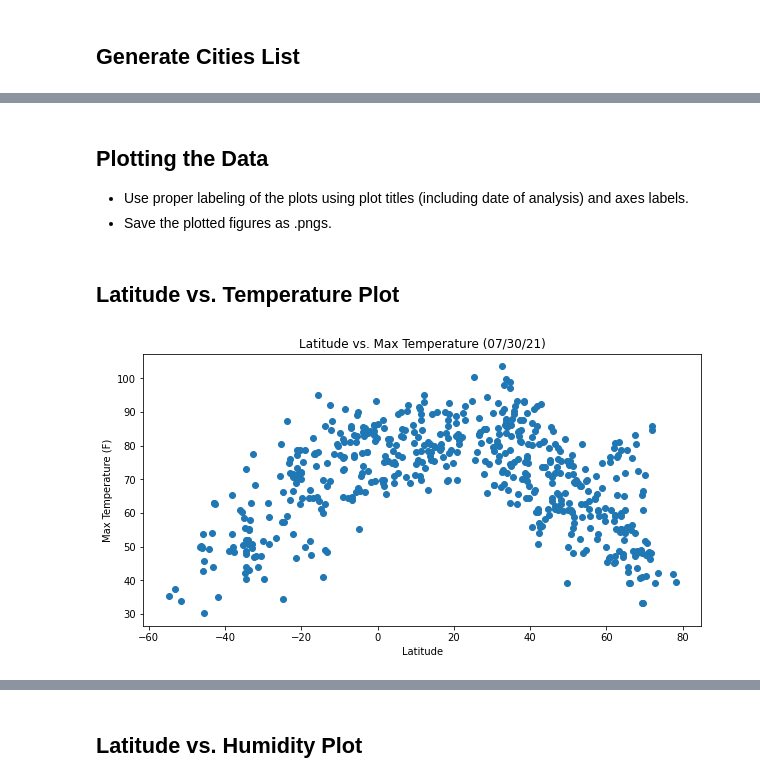
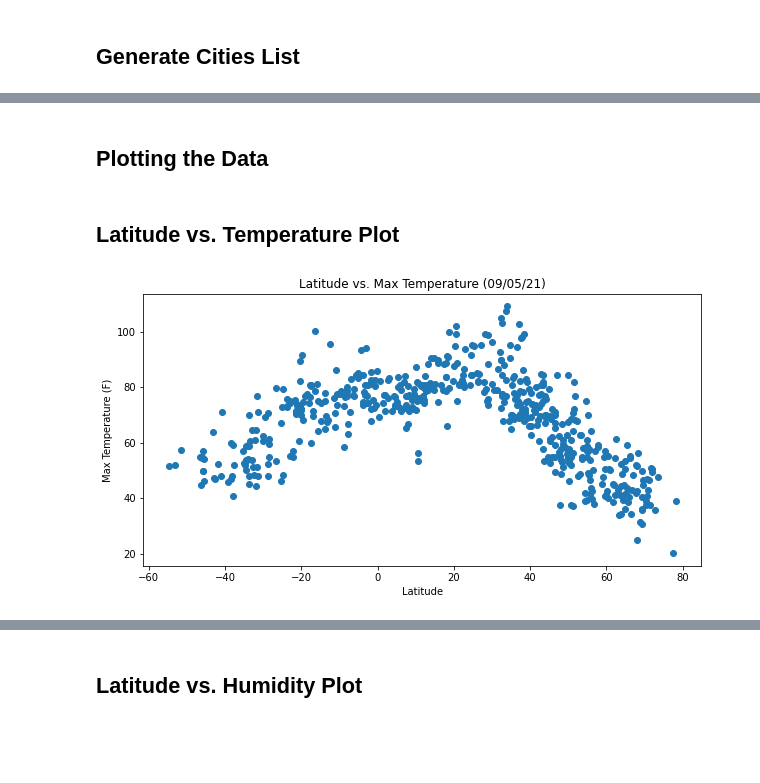
Before and after one commit to zcoronado/python-api-challenge, a Jupyter notebook: WeatherPy.ipynb, the cells around one changed output, grey strips where cells are left out. Saved outputs shown, nothing was run; the diff lists cells and outputs as text; code cells hidden in the pictures; blank space fills up the shorter version.

```diff
--- a/WeatherPy.ipynb
+++ b/WeatherPy.ipynb
@@ -155,7 +148,7 @@ city_dict= pd.DataFrame(city_dict)
 city_dict.to_csv("cities.csv", index=False)
 # %%
 #print dataframe
-city_df= pd.DataFrame(city_dict)
-city_df
+weather_df= pd.DataFrame(city_dict)
+weather_df
 # %% [output]
 |  | City | Lat | Lng | Max Temp | Humidity | Cloudiness | Wind Speed | Country | Date |
@@ -174,28 +167,26 @@ city_df
-# %% [markdown]
-## Plotting the Data
-* Use proper labeling of the plots using plot titles (including date of analysis) and axes labels.
-* Save the plotted figures as .pngs.
+# %% [markdown]
+## Plotting the Data
 # %% [markdown]
 ## Latitude vs. Temperature Plot
 # %%
-latitude = city_dict['Lat']
-temperature = city_dict['Max Temp']
+latitude = weather_df['Lat']
+temperature = weather_df['Max Temp']
 
 plt.figure(figsize=[10,5])
 
 # Plot the lat vs the max temp
 plt.scatter(x = latitude, y = temperature)
 
 # Add labeling
 # This extracts the date and returns it in the local time zone
 # lat_time_plt = datetime.fromtimestamp(city_dict.loc[0,"Date"]).strftime('%Y-%m-%d')
 plt.title(f"Latitude vs. Max Temperature ({time.strftime('%x')})")
 plt.xlabel("Latitude")
 plt.ylabel("Max Temperature (F)")
 
 # Modify ticks
 # plt.xlim(-80,100)
 # plt.ylim(min(temperature) - 10 , max(temperature) +10)
-plt.show()
+plt.savefig('Latitude vs. Temperature Plot.png', bbox_inches='tight')
 # %% [output]
-[figure, old version]
+[figure, new version]
```
Also changed, not shown: parts of 15 cells of this notebook, 7 other files.
